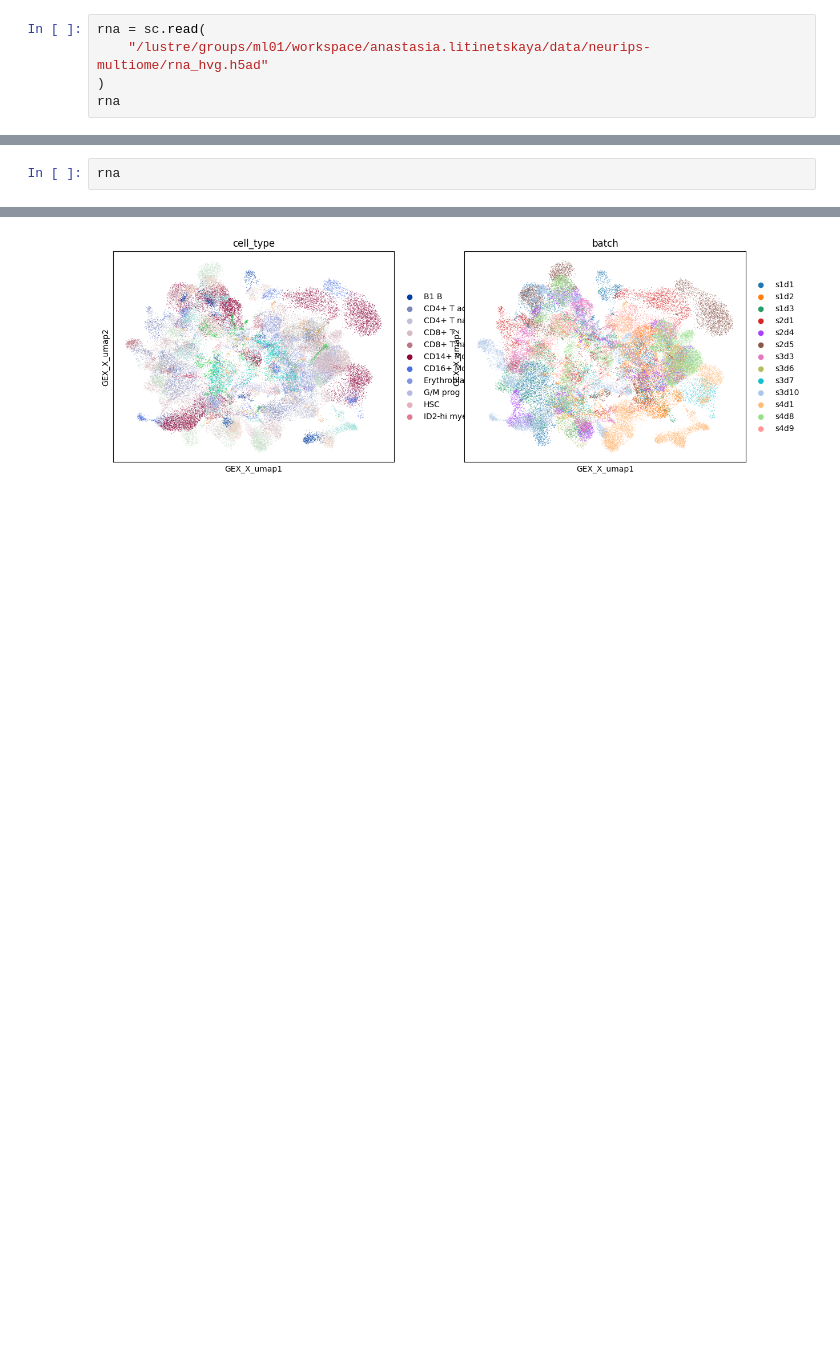
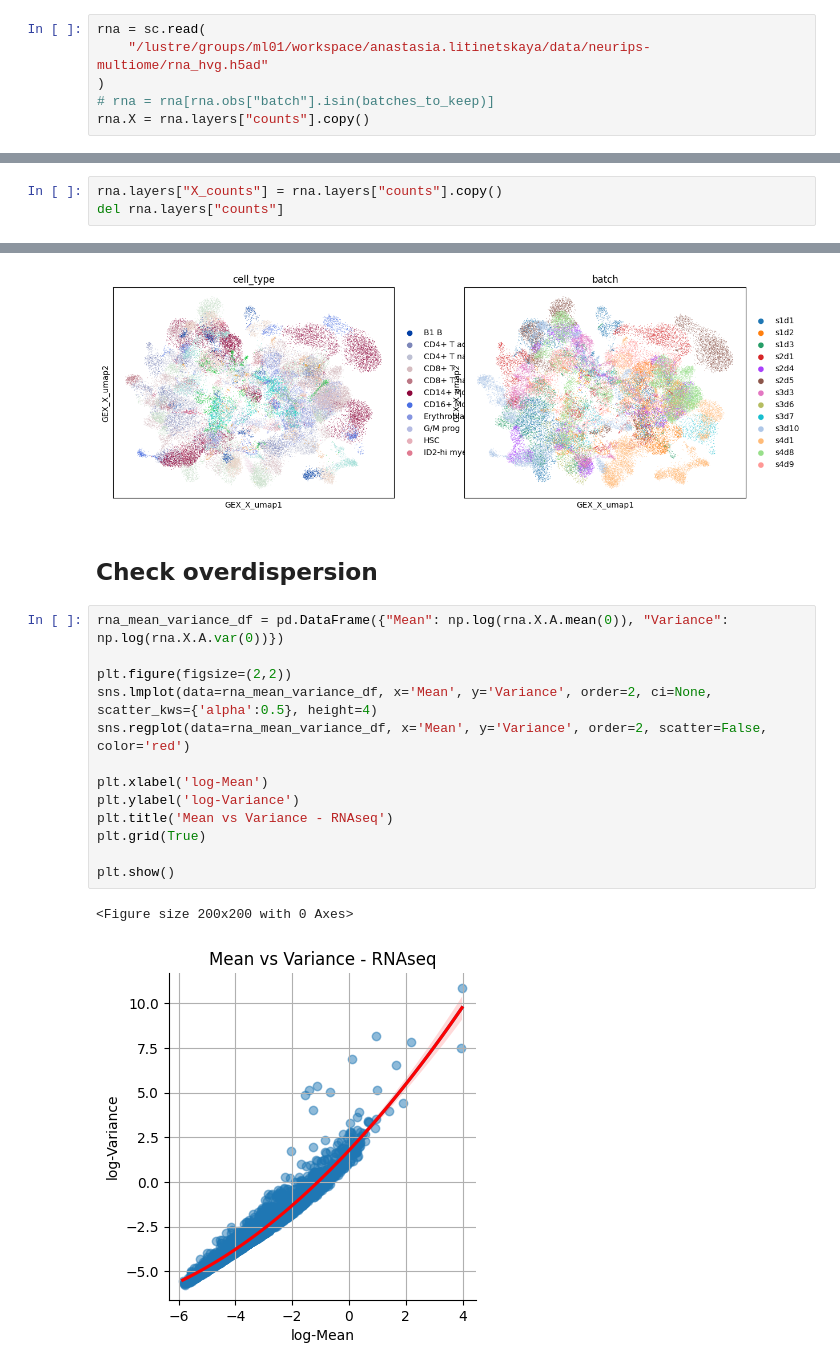
Before and after one commit to theislab/CFGen, a Jupyter notebook: notebooks/datasets/ATAC/neurips_multiome.ipynb, the cells around one changed output, grey strips where cells are left out. Drawn from its saved outputs; the diff is of its cells as text; blank space fills up the shorter version.

```diff
--- a/notebooks/datasets/ATAC/neurips_multiome.ipynb
+++ b/notebooks/datasets/ATAC/neurips_multiome.ipynb
@@ -24,4 +29,5 @@ AnnData object with n_obs × n_vars = 69249 × 40002
 rna = sc.read(
     "/lustre/groups/ml01/workspace/anastasia.litinetskaya/data/neurips-multiome/rna_hvg.h5ad"
 )
-rna
+# rna = rna[rna.obs["batch"].isin(batches_to_keep)]
+rna.X = rna.layers["counts"].copy()
@@ -35,2 +34,3 @@ AnnData object with n_obs × n_vars = 69249 × 4000
 # %%
-rna
+rna.layers["X_counts"] = rna.layers["counts"].copy()
+del rna.layers["counts"]
@@ -49,3 +44,21 @@ sc.pl.embedding(atac, basis="ATAC_umap", color=["cell_type", "batch"])
 sc.pl.embedding(rna, basis="GEX_X_umap", color=["cell_type", "batch"])
 # %% [output]
 [figure]
+# %% [markdown]
+## Check overdispersion
+# %%
+rna_mean_variance_df = pd.DataFrame({"Mean": np.log(rna.X.A.mean(0)), "Variance": np.log(rna.X.A.var(0))})
+
+plt.figure(figsize=(2,2))
+sns.lmplot(data=rna_mean_variance_df, x='Mean', y='Variance', order=2, ci=None, scatter_kws={'alpha':0.5}, height=4)
+sns.regplot(data=rna_mean_variance_df, x='Mean', y='Variance', order=2, scatter=False, color='red')
+
+plt.xlabel('log-Mean')
+plt.ylabel('log-Variance')
+plt.title('Mean vs Variance - RNAseq')
+plt.grid(True)
+
+plt.show()
+# %% [output]
+<Figure size 200x200 with 0 Axes>
+[figure, added]
```
Also changed, not shown: parts of 16 cells of this notebook, 22 other files.
